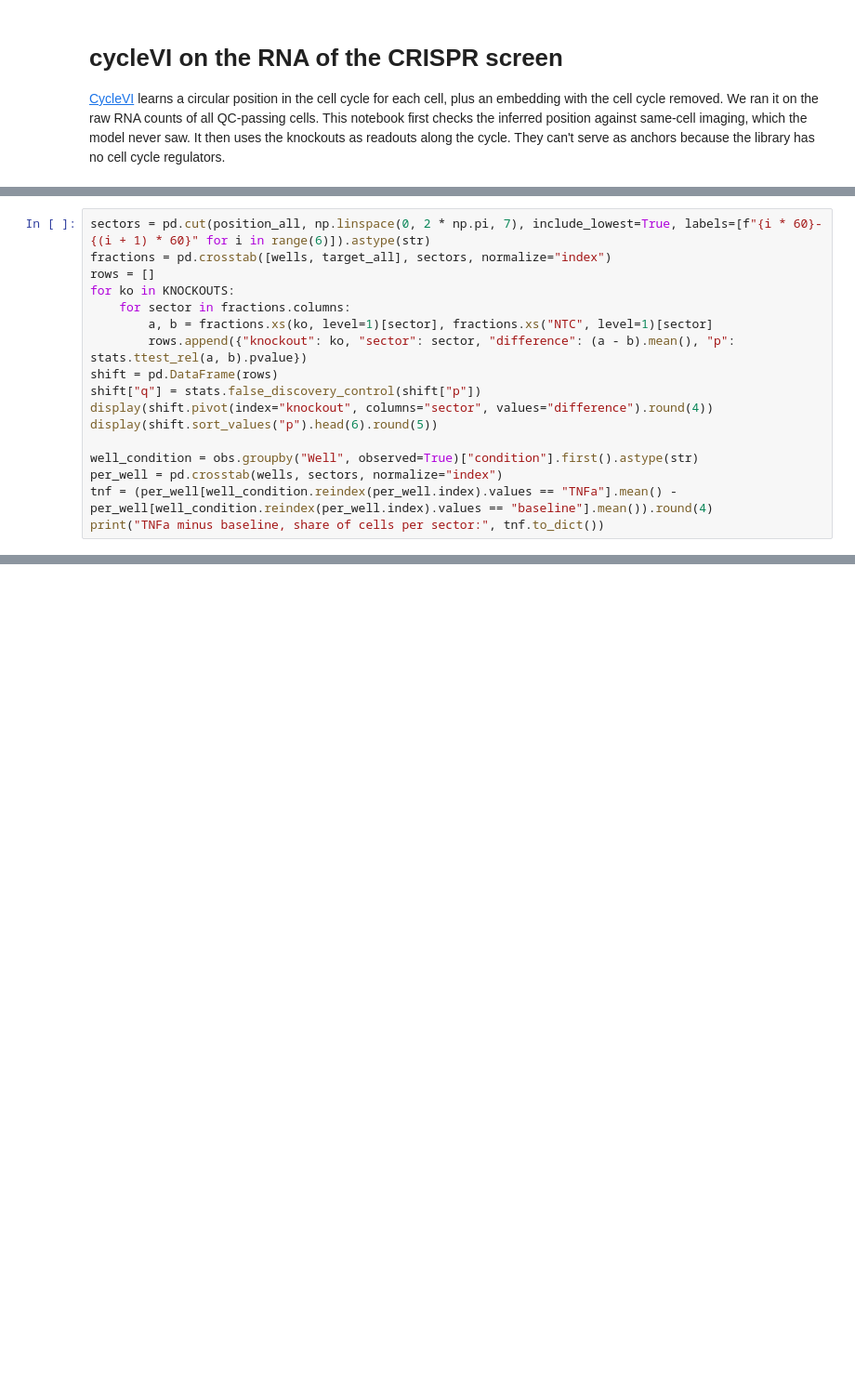
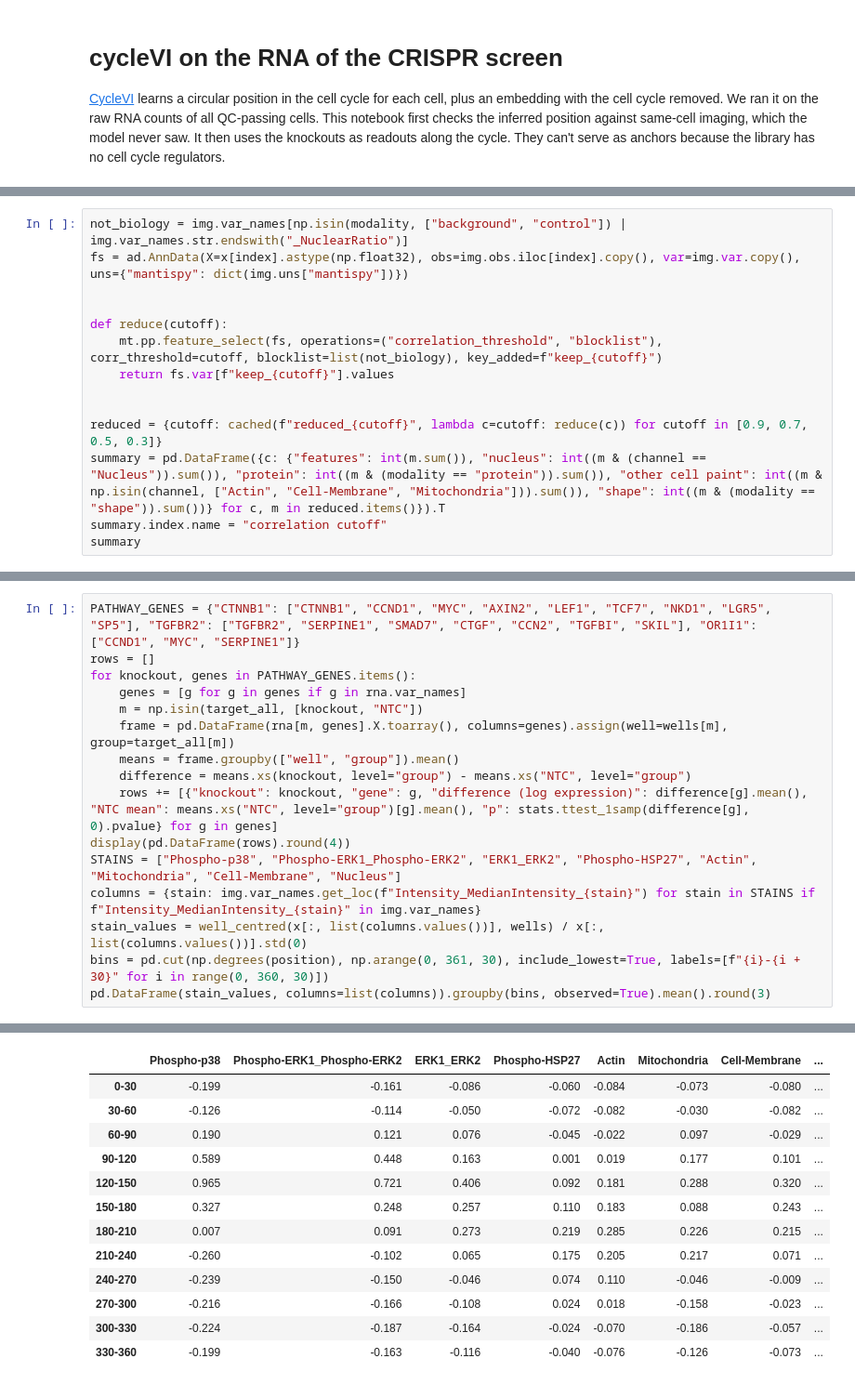
Before and after one commit to timtreis/cytodata-hackathon-prep-multiomics, a Jupyter notebook: notebooks/03_cyclevi.ipynb, the cells around one changed output, grey strips where cells are left out. Shown at 93% size. Cells and saved outputs as stored; diff of their text form; blank space fills up the shorter version.

```diff
--- a/notebooks/03_cyclevi.ipynb
+++ b/notebooks/03_cyclevi.ipynb
@@ -634,18 +476,15 @@ guide_shift[guide_shift.index.str.startswith(("CTNNB1", "TGFBR2", "OR1I1"))].rou
 # %%
-sectors = pd.cut(position_all, np.linspace(0, 2 * np.pi, 7), include_lowest=True, labels=[f"{i * 60}-{(i + 1) * 60}" for i in range(6)]).astype(str)
-fractions = pd.crosstab([wells, target_all], sectors, normalize="index")
-rows = []
-for ko in KNOCKOUTS:
-    for sector in fractions.columns:
-        a, b = fractions.xs(ko, level=1)[sector], fractions.xs("NTC", level=1)[sector]
-        rows.append({"knockout": ko, "sector": sector, "difference": (a - b).mean(), "p": stats.ttest_rel(a, b).pvalue})
-shift = pd.DataFrame(rows)
-shift["q"] = stats.false_discovery_control(shift["p"])
-display(shift.pivot(index="knockout", columns="sector", values="difference").round(4))
-display(shift.sort_values("p").head(6).round(5))
+not_biology = img.var_names[np.isin(modality, ["background", "control"]) | img.var_names.str.endswith("_NuclearRatio")]
+fs = ad.AnnData(X=x[index].astype(np.float32), obs=img.obs.iloc[index].copy(), var=img.var.copy(), uns={"mantispy": dict(img.uns["mantispy"])})
 
-well_condition = obs.groupby("Well", observed=True)["condition"].first().astype(str)
-per_well = pd.crosstab(wells, sectors, normalize="index")
-tnf = (per_well[well_condition.reindex(per_well.index).values == "TNFa"].mean() - per_well[well_condition.reindex(per_well.index).values == "baseline"].mean()).round(4)
-print("TNFa minus baseline, share of cells per sector:", tnf.to_dict())
+
+def reduce(cutoff):
+    mt.pp.feature_select(fs, operations=("correlation_threshold", "blocklist"), corr_threshold=cutoff, blocklist=list(not_biology), key_added=f"keep_{cutoff}")
+    return fs.var[f"keep_{cutoff}"].values
+
+
+reduced = {cutoff: cached(f"reduced_{cutoff}", lambda c=cutoff: reduce(c)) for cutoff in [0.9, 0.7, 0.5, 0.3]}
+summary = pd.DataFrame({c: {"features": int(m.sum()), "nucleus": int((m & (channel == "Nucleus")).sum()), "protein": int((m & (modality == "protein")).sum()), "other cell paint": int((m & np.isin(channel, ["Actin", "Cell-Membrane", "Mitochondria"])).sum()), "shape": int((m & (modality == "shape")).sum())} for c, m in reduced.items()}).T
+summary.index.name = "correlation cutoff"
+summary
 # %% [output]
@@ -723,0 +1014,17 @@ pd.DataFrame(rows).round(4)
+# %%
+PATHWAY_GENES = {"CTNNB1": ["CTNNB1", "CCND1", "MYC", "AXIN2", "LEF1", "TCF7", "NKD1", "LGR5", "SP5"], "TGFBR2": ["TGFBR2", "SERPINE1", "SMAD7", "CTGF", "CCN2", "TGFBI", "SKIL"], "OR1I1": ["CCND1", "MYC", "SERPINE1"]}
+rows = []
+for knockout, genes in PATHWAY_GENES.items():
+    genes = [g for g in genes if g in rna.var_names]
+    m = np.isin(target_all, [knockout, "NTC"])
+    frame = pd.DataFrame(rna[m, genes].X.toarray(), columns=genes).assign(well=wells[m], group=target_all[m])
+    means = frame.groupby(["well", "group"]).mean()
+    difference = means.xs(knockout, level="group") - means.xs("NTC", level="group")
+    rows += [{"knockout": knockout, "gene": g, "difference (log expression)": difference[g].mean(), "NTC mean": means.xs("NTC", level="group")[g].mean(), "p": stats.ttest_1samp(difference[g], 0).pvalue} for g in genes]
+display(pd.DataFrame(rows).round(4))
+STAINS = ["Phospho-p38", "Phospho-ERK1_Phospho-ERK2", "ERK1_ERK2", "Phospho-HSP27", "Actin", "Mitochondria", "Cell-Membrane", "Nucleus"]
+columns = {stain: img.var_names.get_loc(f"Intensity_MedianIntensity_{stain}") for stain in STAINS if f"Intensity_MedianIntensity_{stain}" in img.var_names}
+stain_values = well_centred(x[:, list(columns.values())], wells) / x[:, list(columns.values())].std(0)
+bins = pd.cut(np.degrees(position), np.arange(0, 361, 30), include_lowest=True, labels=[f"{i}-{i + 30}" for i in range(0, 360, 30)])
+pd.DataFrame(stain_values, columns=list(columns)).groupby(bins, observed=True).mean().round(3)
+# %% [output]
@@ -723,0 +1048,13 @@ pd.DataFrame(rows).round(4)
+|  | Phospho-p38 | Phospho-ERK1_Phospho-ERK2 | ERK1_ERK2 | Phospho-HSP27 | Actin | Mitochondria | Cell-Membrane | ... |
+| 0-30 | -0.199 | -0.161 | -0.086 | -0.060 | -0.084 | -0.073 | -0.080 | ... |
+| 30-60 | -0.126 | -0.114 | -0.050 | -0.072 | -0.082 | -0.030 | -0.082 | ... |
+| 60-90 | 0.190 | 0.121 | 0.076 | -0.045 | -0.022 | 0.097 | -0.029 | ... |
+| 90-120 | 0.589 | 0.448 | 0.163 | 0.001 | 0.019 | 0.177 | 0.101 | ... |
+| 120-150 | 0.965 | 0.721 | 0.406 | 0.092 | 0.181 | 0.288 | 0.320 | ... |
+| 150-180 | 0.327 | 0.248 | 0.257 | 0.110 | 0.183 | 0.088 | 0.243 | ... |
+| 180-210 | 0.007 | 0.091 | 0.273 | 0.219 | 0.285 | 0.226 | 0.215 | ... |
+| 210-240 | -0.260 | -0.102 | 0.065 | 0.175 | 0.205 | 0.217 | 0.071 | ... |
+| 240-270 | -0.239 | -0.150 | -0.046 | 0.074 | 0.110 | -0.046 | -0.009 | ... |
+| 270-300 | -0.216 | -0.166 | -0.108 | 0.024 | 0.018 | -0.158 | -0.023 | ... |
+| 300-330 | -0.224 | -0.187 | -0.164 | -0.024 | -0.070 | -0.186 | -0.057 | ... |
+| 330-360 | -0.199 | -0.163 | -0.116 | -0.040 | -0.076 | -0.126 | -0.073 | ... |
```
Also changed, not shown: parts of 64 cells of this notebook, 3 other files.
